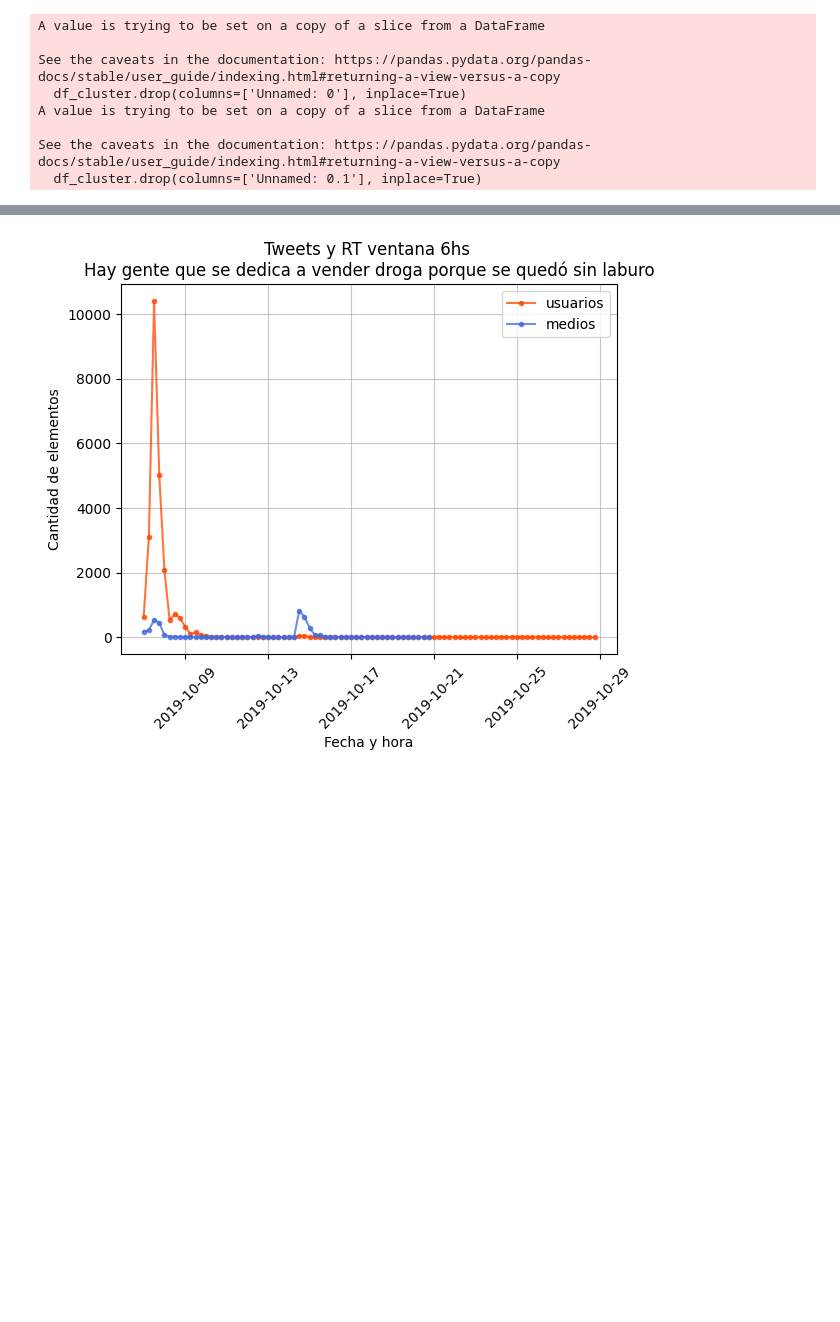
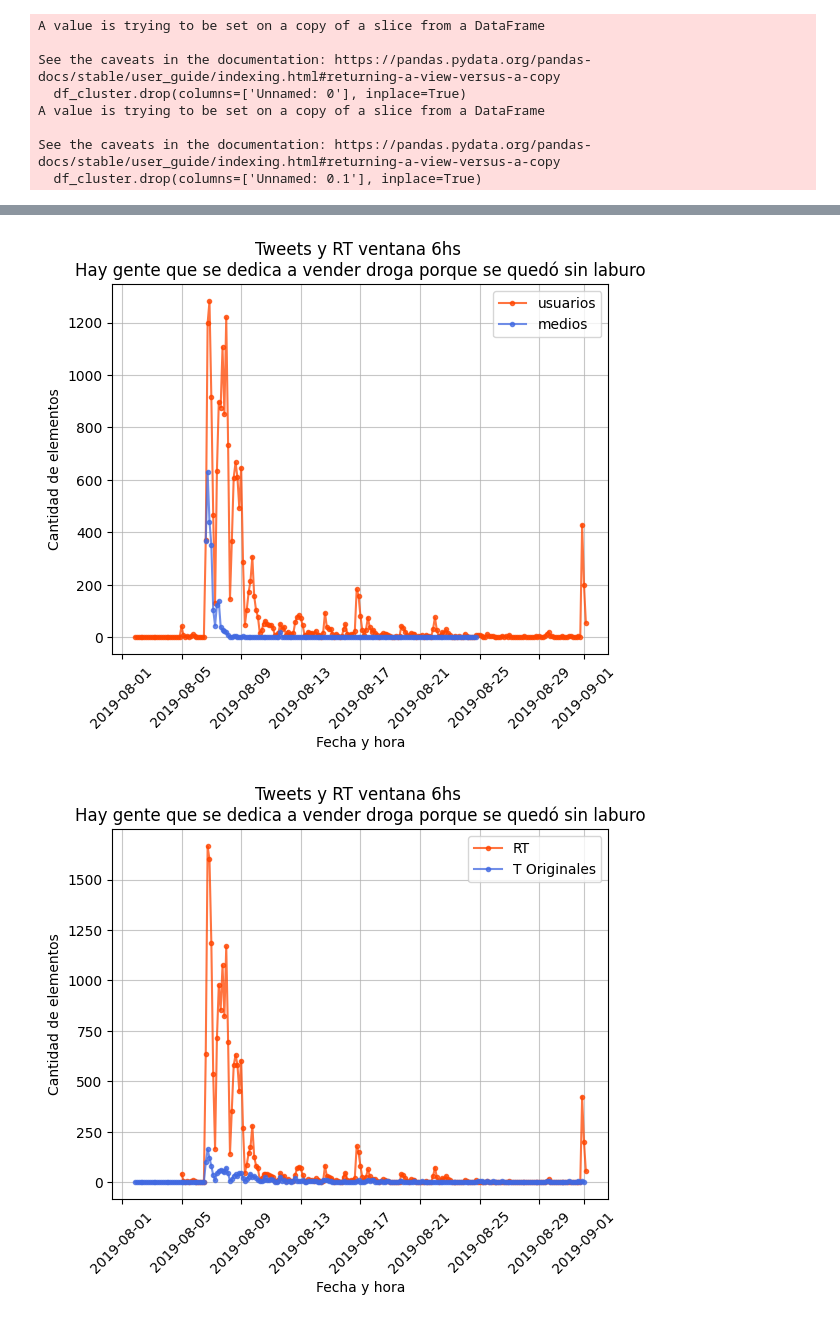
Before and after one commit to Ale-Mildiner/Tesis, a Jupyter notebook: Base_Twitter/series_temporales_con_medios.ipynb, the cells around one changed output, grey strips where cells are left out. Saved outputs shown, nothing was run; the diff lists cells and outputs as text; code cells hidden in the pictures; blank space fills up the shorter version.

Commit message:
cambio en series temporales con emdios, nuevas formas de visualizar post reunion, y nueva serie2

```diff
--- a/Base_Twitter/series_temporales_con_medios.ipynb
+++ b/Base_Twitter/series_temporales_con_medios.ipynb
@@ -8,15 +8,15 @@ import json
 # %%
 path_git = 'c:/Git_Proyects/Tesis/Base_Twitter/'
 
-nombre = 'kicillof'
+nombre = 'Macri'
 
-kici_oct = pd.read_csv(path_git+'Tweets_'+nombre+'_oct.csv')
+kici_oct = pd.read_csv(path_git+'Tweets_'+nombre+'_cluster.csv')
 #clusters = pk.load(open(path_git+nombre+'_clusters_75_oct.pk', 'rb'))
 
 #frases = list(kici_oct['Tweets_sin_url'])
 #cluster_map = {frases[j]: str(i+1) for i, clus in enumerate(clusters) for j in clus}
 #kici_oct['cluster'] = kici_oct['Tweets_sin_url'].map(cluster_map)
-kici_oct = pd.read_csv(path_git+'Tweets_kici_nuevo.csv')
+kici_oct = pd.read_csv(path_git+'Tweets_Macri_cluster.csv')
 kici_oct['RT'] = False
 
 df_cluster = kici_oct[kici_oct['cluster'] == True]
@@ -50,7 +85,7 @@ See the caveats in the documentation: https://pandas.pydata.org/pandas-docs/stab
 # %%
 import json
 
-filename = 'c:/Facultad/Tesis/Twitter/201910-kicillof.txt'
+filename = 'c:/Facultad/Tesis/Twitter/201908-Macri.txt'
 tweets_cluster = set(list(df_cluster['Tweets']))
 
 # Crea un diccionario para almacenar los tweets originales y sus retweets asociados
@@ -102,30 +137,56 @@ clus_3_completo
 # %%
 clus_3_completo['Fecha'] = pd.to_datetime(clus_3_completo['Fecha'], format='%a %b %d %H:%M:%S +0000 %Y')
-horas = '6H'
+horas = '3H'
 #ventana_temporal = pd.offsets.Hour(horas)
 clus_3_medios =  clus_3_completo[clus_3_completo['medios']== True]
 clus_3_user =  clus_3_completo[clus_3_completo['medios']== False]
 dos_tipos =[clus_3_user, clus_3_medios]
 names = ['usuarios', 'medios']
 colors = ['orangered', 'royalblue']
 plt.figure()
 maximo = []
 for i, tipos in enumerate(dos_tipos):
     df_grouped = tipos.groupby(pd.Grouper(key='Fecha', freq=horas)).size().reset_index(name='count')
     maximo.append(max(df_grouped['count']))
     plt.plot(df_grouped['Fecha'], df_grouped['count'], marker='.', linestyle='-', label = names[i], alpha = 0.75, color = colors[i])
 
 # df_grouped = clus_3_completo.groupby(pd.Grouper(key='Fecha', freq=horas)).size().reset_index(name='count')
 # plt.plot(df_grouped['Fecha'], df_grouped['count'], marker='o', linestyle='-', label = 'completo')
 frase_base = "Hay gente que se dedica a vender droga porque se quedó sin laburo"
 plt.title("Tweets y RT ventana 6hs \n"+ frase_base)
 plt.xlabel('Fecha y hora')
 plt.ylabel('Cantidad de elementos')
-#plt.xlim([datetime(2019, 10, 26), datetime(2019, 10, 30)])
+#plt.xlim([datetime(2019, 10, 7), datetime(2019, 10, 11)])
 #plt.yscale('log')
 plt.legend()
 plt.grid(alpha = 0.7)
 plt.xticks(rotation=45)
 plt.show()
+
+clus_3_medios =  clus_3_completo[clus_3_completo['RT']== False]
+clus_3_user =  clus_3_completo[clus_3_completo['RT']== True]
+dos_tipos =[clus_3_user, clus_3_medios]
+names = ['RT', 'T Originales']
+colors = ['orangered', 'royalblue']
+plt.figure()
+maximo = []
+for i, tipos in enumerate(dos_tipos):
+    df_grouped = tipos.groupby(pd.Grouper(key='Fecha', freq=horas)).size().reset_index(name='count')
+    maximo.append(max(df_grouped['count']))
+    plt.plot(df_grouped['Fecha'], df_grouped['count'], marker='.', linestyle='-', label = names[i], alpha = 0.75, color = colors[i])
+
+# df_grouped = clus_3_completo.groupby(pd.Grouper(key='Fecha', freq=horas)).size().reset_index(name='count')
+# plt.plot(df_grouped['Fecha'], df_grouped['count'], marker='o', linestyle='-', label = 'completo')
+frase_base = "Hay gente que se dedica a vender droga porque se quedó sin laburo"
+plt.title("Tweets y RT ventana 6hs \n"+ frase_base)
+plt.xlabel('Fecha y hora')
+plt.ylabel('Cantidad de elementos')
+#plt.xlim([datetime(2019, 10, 7), datetime(2019, 10, 11)])
+#plt.yscale('log')
+plt.legend()
+plt.grid(alpha = 0.7)
+plt.xticks(rotation=45)
+plt.show()
 # %% [output]
-[figure, old version]
+[figure, new version]
+[figure, added]
```
Also changed, not shown: parts of 6 cells of this notebook.
